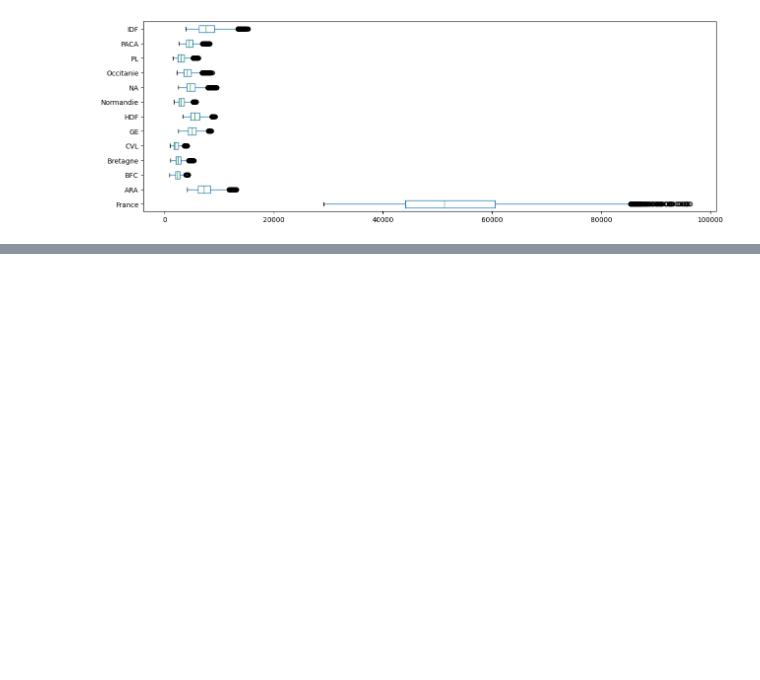
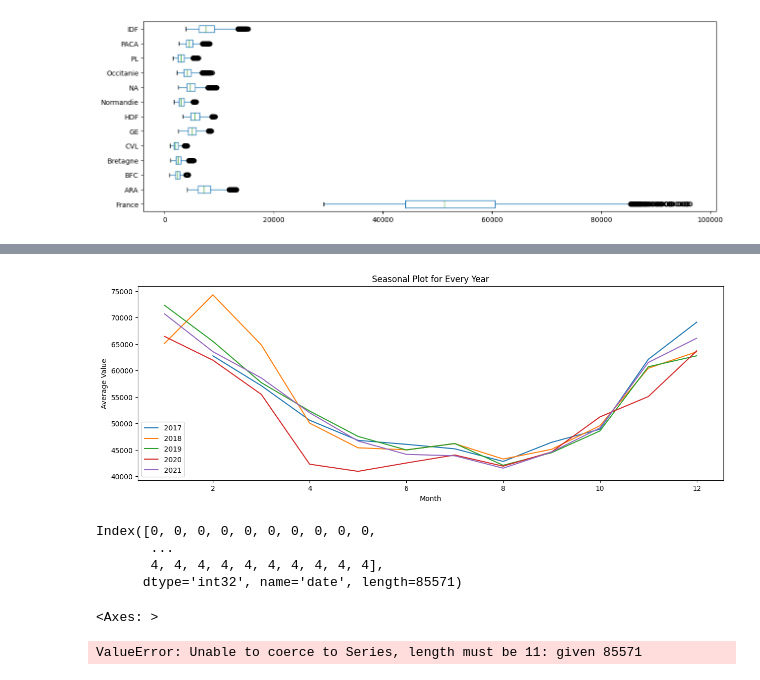
Before and after one commit to Leob000/DL_Challenge, a Jupyter notebook: explo_geo.ipynb, the cells around one changed output, grey strips where cells are left out. Drawn from its saved outputs; the diff is of its cells as text; code cells hidden in the pictures; blank space fills up the shorter version.

```diff
--- a/explo_geo.ipynb
+++ b/explo_geo.ipynb
@@ -170,0 +212,33 @@ plt.scatter(x=df["France"].shift(7), y=df["France"], alpha=0.05);
+# %%
+year_min = df.index.min().year
+year_max = df.index.max().year
+for year in range(year_min, year_max + 1):
+    df_year = df.loc[f'{year}']
+    df_year.groupby(df_year.index.month).mean()['France'].plot(label=f'{year}')
+plt.legend()
+plt.title('Seasonal Plot for Every Year')
+plt.xlabel('Month')
+plt.ylabel('Average Value')
+plt.show()
+# %% [output]
+[figure, added]
+# %%
+df.index.time
+df.index.dayofweek
+# %% [output]
+Index([0, 0, 0, 0, 0, 0, 0, 0, 0, 0,
+       ...
+       4, 4, 4, 4, 4, 4, 4, 4, 4, 4],
+      dtype='int32', name='date', length=85571)
+# %%
+import missingno as msno
+msno.matrix(df)
+# %% [output]
+<Axes: >
+# %%
+villes_no_nancy = villes.copy()
+villes_no_nancy.remove('Nancy')
+
+df[(df.index.year > 2017) & (df[villes_no_nancy].isna())].index
+# %% [output]
+ValueError: Unable to coerce to Series, length must be 11: given 85571
```
Also changed, not shown: parts of 16 cells of this notebook, 4 other files.
